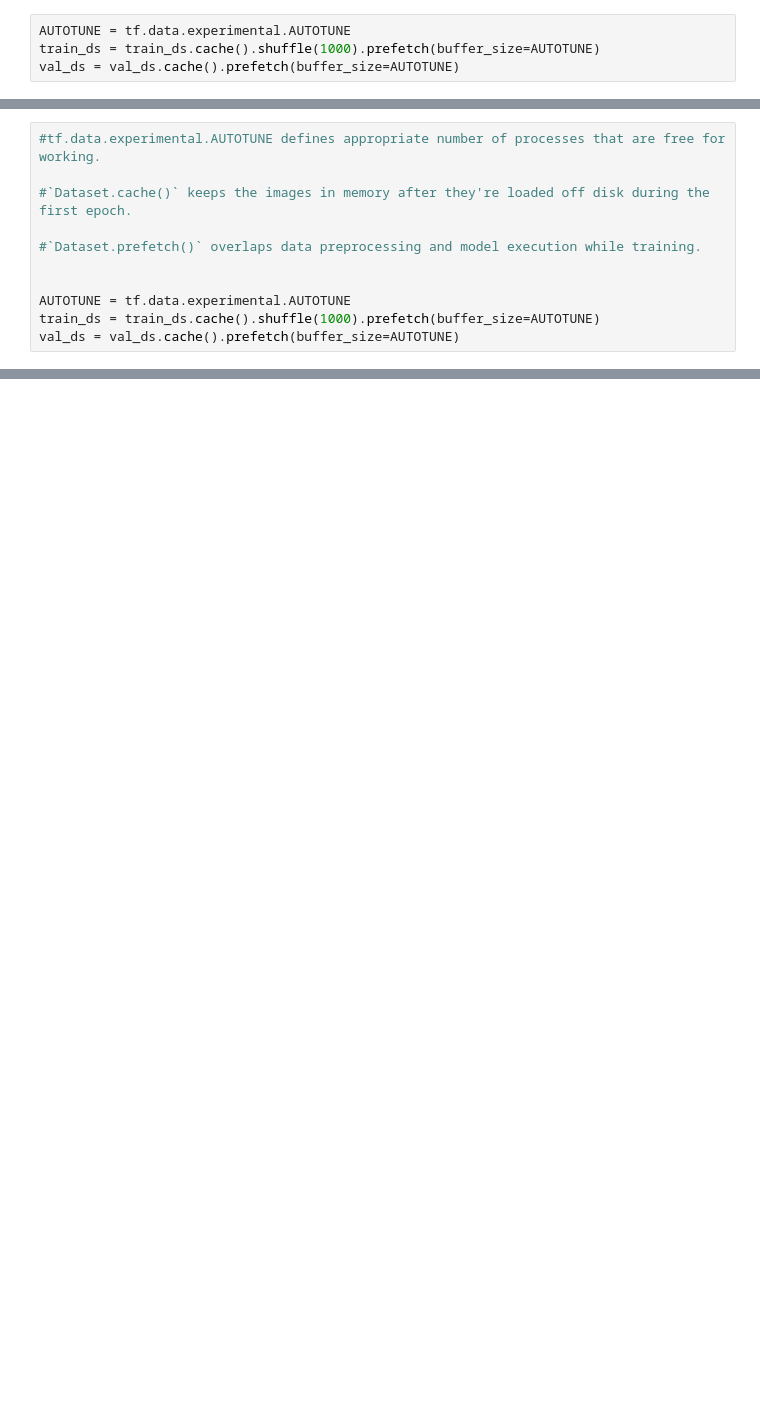
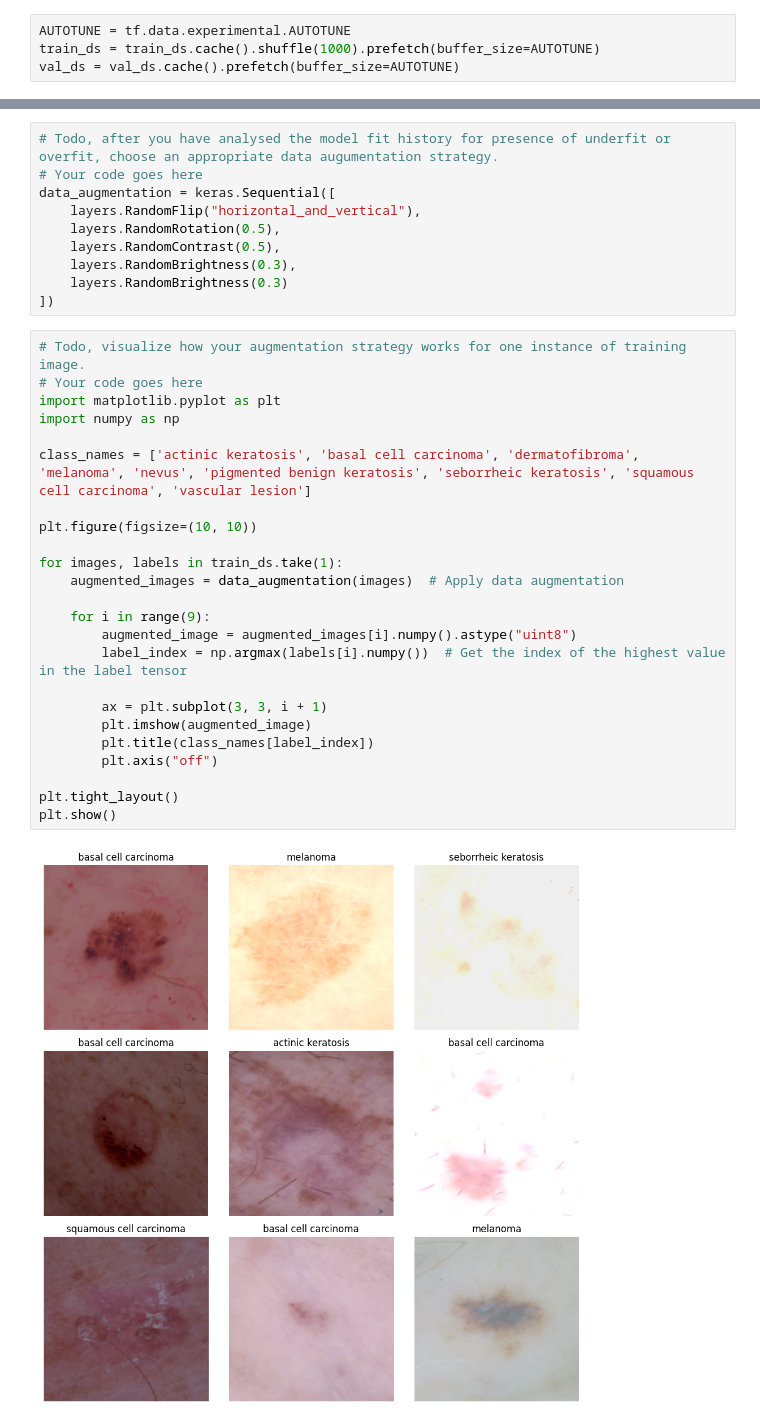
Before and after one commit to pk210495/Melanoma-Detection-Assignment, a Jupyter notebook: Melanoma_SkinCancer_Detection.ipynb, the cells around one changed output, grey strips where cells are left out. Saved outputs shown, nothing was run; the diff lists cells and outputs as text; blank space fills up the shorter version.

```diff
--- a/Melanoma_SkinCancer_Detection.ipynb
+++ b/Melanoma_SkinCancer_Detection.ipynb
@@ -333,11 +130,0 @@ Using 1347 files for validation.
-# %%
-#tf.data.experimental.AUTOTUNE defines appropriate number of processes that are free for working.
-
-#`Dataset.cache()` keeps the images in memory after they're loaded off disk during the first epoch.
-
-#`Dataset.prefetch()` overlaps data preprocessing and model execution while training.
-
-
-AUTOTUNE = tf.data.experimental.AUTOTUNE
-train_ds = train_ds.cache().shuffle(1000).prefetch(buffer_size=AUTOTUNE)
-val_ds = val_ds.cache().prefetch(buffer_size=AUTOTUNE)
@@ -467,0 +276,36 @@ The overall accuracy has been improved as well to 84%
+# %%
+# Todo, after you have analysed the model fit history for presence of underfit or overfit, choose an appropriate data augumentation strategy.
+# Your code goes here
+data_augmentation = keras.Sequential([
+    layers.RandomFlip("horizontal_and_vertical"),
+    layers.RandomRotation(0.5),
+    layers.RandomContrast(0.5),
+    layers.RandomBrightness(0.3),
+    layers.RandomBrightness(0.3)
+])
+# %%
+# Todo, visualize how your augmentation strategy works for one instance of training image.
+# Your code goes here
+import matplotlib.pyplot as plt
+import numpy as np
+
+class_names = ['actinic keratosis', 'basal cell carcinoma', 'dermatofibroma', 'melanoma', 'nevus', 'pigmented benign keratosis', 'seborrheic keratosis', 'squamous cell carcinoma', 'vascular lesion']
+
+plt.figure(figsize=(10, 10))
+
+for images, labels in train_ds.take(1):
+    augmented_images = data_augmentation(images)  # Apply data augmentation
+
+    for i in range(9):
+        augmented_image = augmented_images[i].numpy().astype("uint8")
+        label_index = np.argmax(labels[i].numpy())  # Get the index of the highest value in the label tensor
+
+        ax = plt.subplot(3, 3, i + 1)
+        plt.imshow(augmented_image)
+        plt.title(class_names[label_index])
+        plt.axis("off")
+
+plt.tight_layout()
+plt.show()
+# %% [output]
+[figure, added]
```
Also changed, not shown: parts of 103 cells of this notebook.
